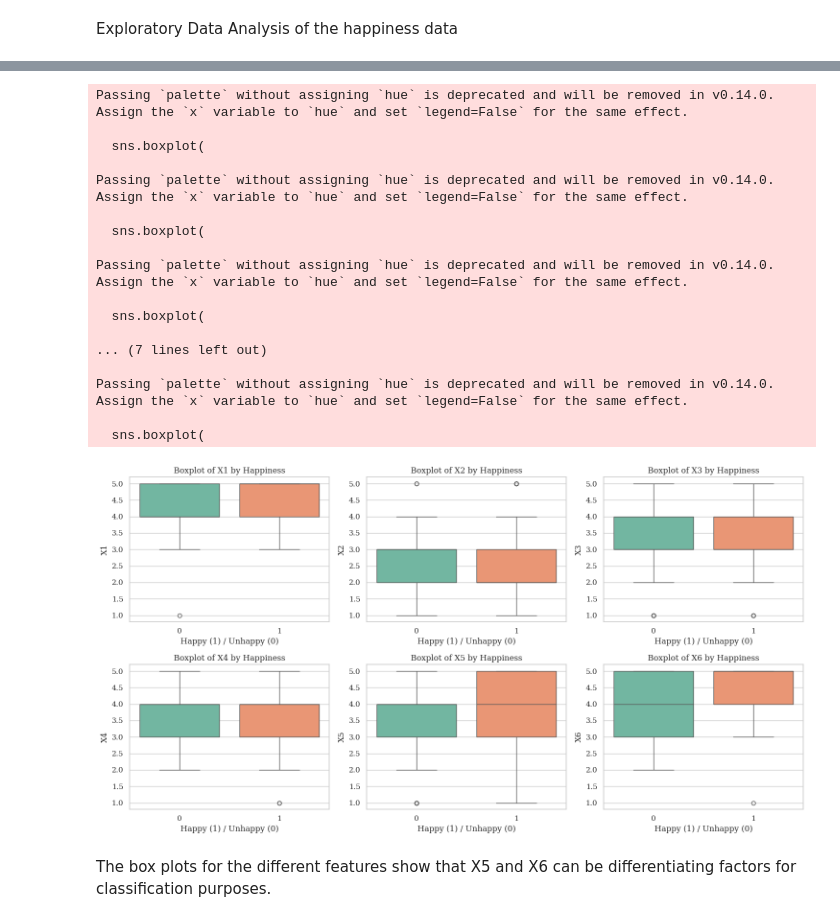
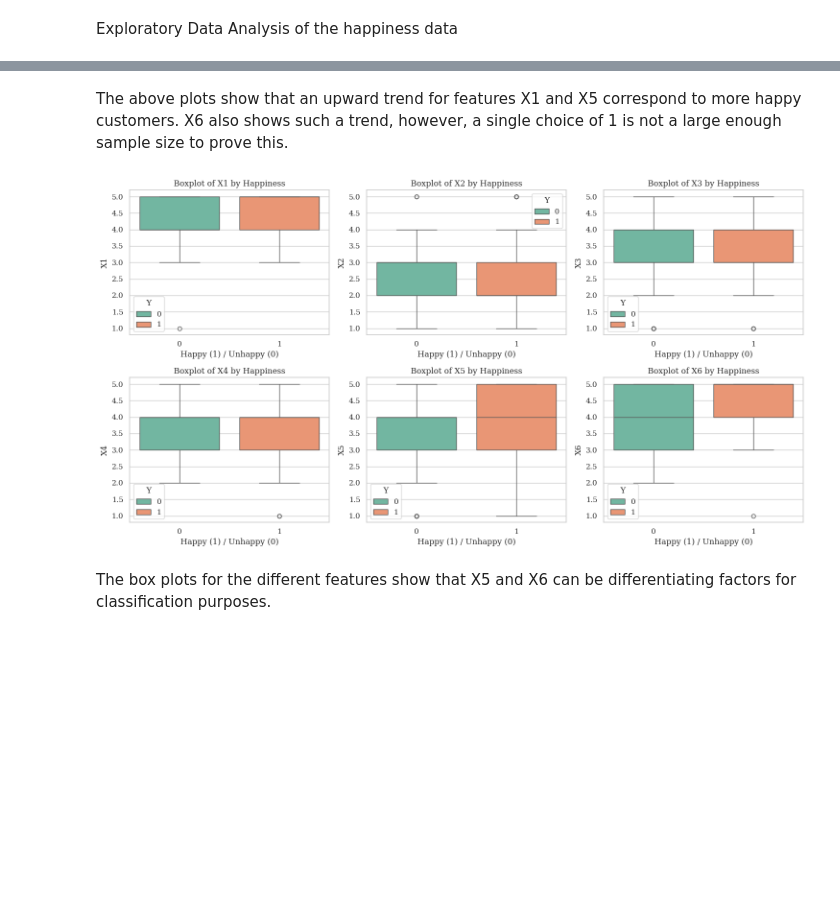
Before and after one commit to SamarpanChakraborty97/ML-Projects, a Jupyter notebook: HappyCustomers_Revised.ipynb, the cells around one changed output, grey strips where cells are left out. Cells and saved outputs as stored; diff of their text form; code cells hidden in the pictures; blank space fills up the shorter version.

```diff
--- a/HappyCustomers_Revised.ipynb
+++ b/HappyCustomers_Revised.ipynb
@@ -127,39 +127,25 @@ plt.show()
+# %% [markdown]
+The above plots show that an upward trend for features X1 and X5 correspond to more happy customers. X6 also shows such a trend, however, a single choice of 1 is not a large enough sample size to prove this.
 # %%
 fig, axes = plt.subplots(2, 3, figsize=(15, 8))
 for idx, feature in enumerate(features):
     row = idx // 3
     col = idx % 3
     sns.boxplot(
         x='Y',
         y=feature,
         data=happiness_data,
         ax=axes[row, col],
-        palette='Set2'
+        palette='Set2',
+        hue='Y'
     )
     axes[row, col].set_title(f'Boxplot of {feature} by Happiness')
     axes[row, col].set_xlabel('Happy (1) / Unhappy (0)')
     axes[row, col].set_ylabel(feature)
 plt.tight_layout()
 plt.show()
 # %% [output]
-Passing `palette` without assigning `hue` is deprecated and will be removed in v0.14.0. Assign the `x` variable to `hue` and set `legend=False` for the same effect.
-
-  sns.boxplot(
-
-Passing `palette` without assigning `hue` is deprecated and will be removed in v0.14.0. Assign the `x` variable to `hue` and set `legend=False` for the same effect.
-
-  sns.boxplot(
-
-Passing `palette` without assigning `hue` is deprecated and will be removed in v0.14.0. Assign the `x` variable to `hue` and set `legend=False` for the same effect.
-
-  sns.boxplot(
-
-... (7 lines left out)
-
-Passing `palette` without assigning `hue` is deprecated and will be removed in v0.14.0. Assign the `x` variable to `hue` and set `legend=False` for the same effect.
-
-  sns.boxplot(
-[figure, old version]
+[figure, new version]
 # %% [markdown]
 The box plots for the different features show that X5 and X6 can be differentiating factors for classification purposes.
 # %%
```
Also changed, not shown: parts of 8 cells of this notebook.
